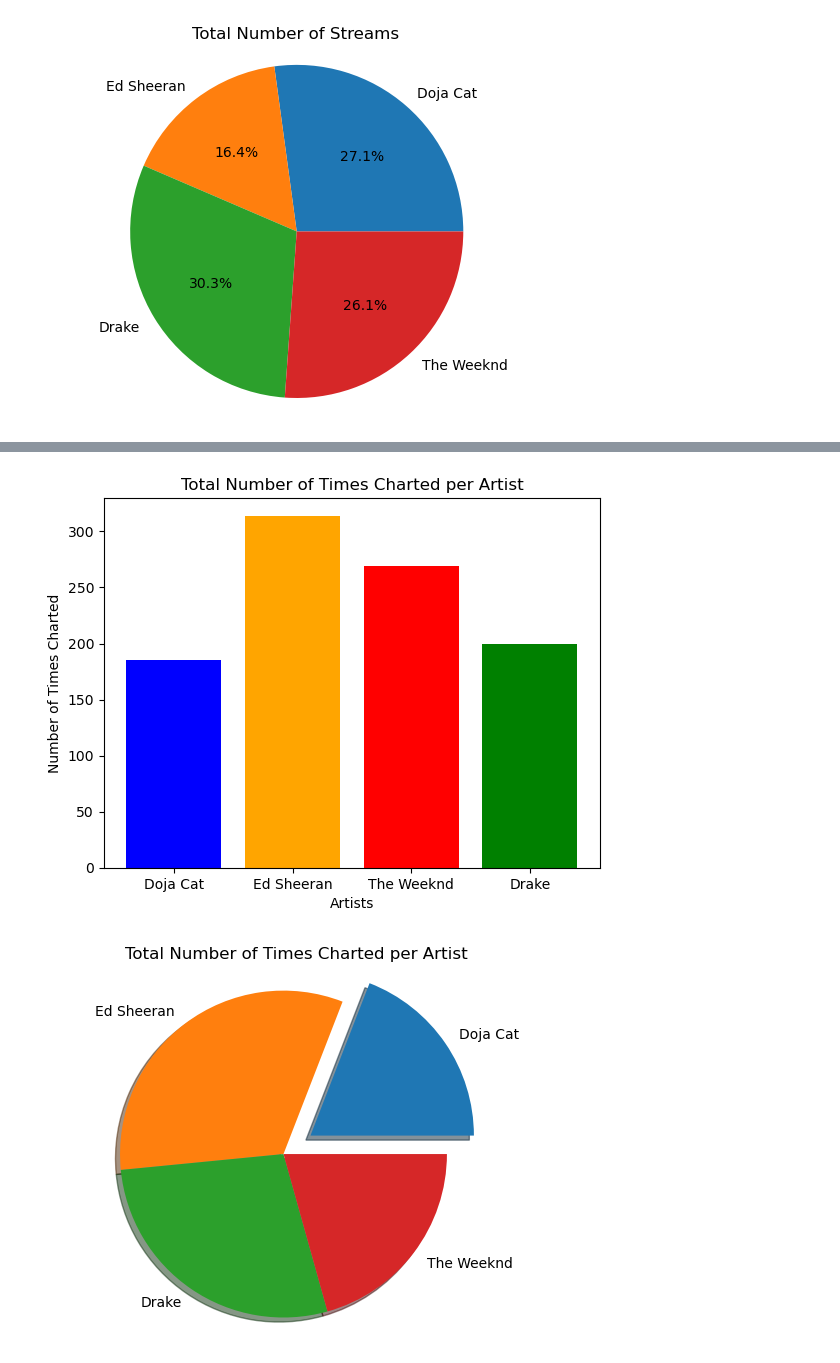
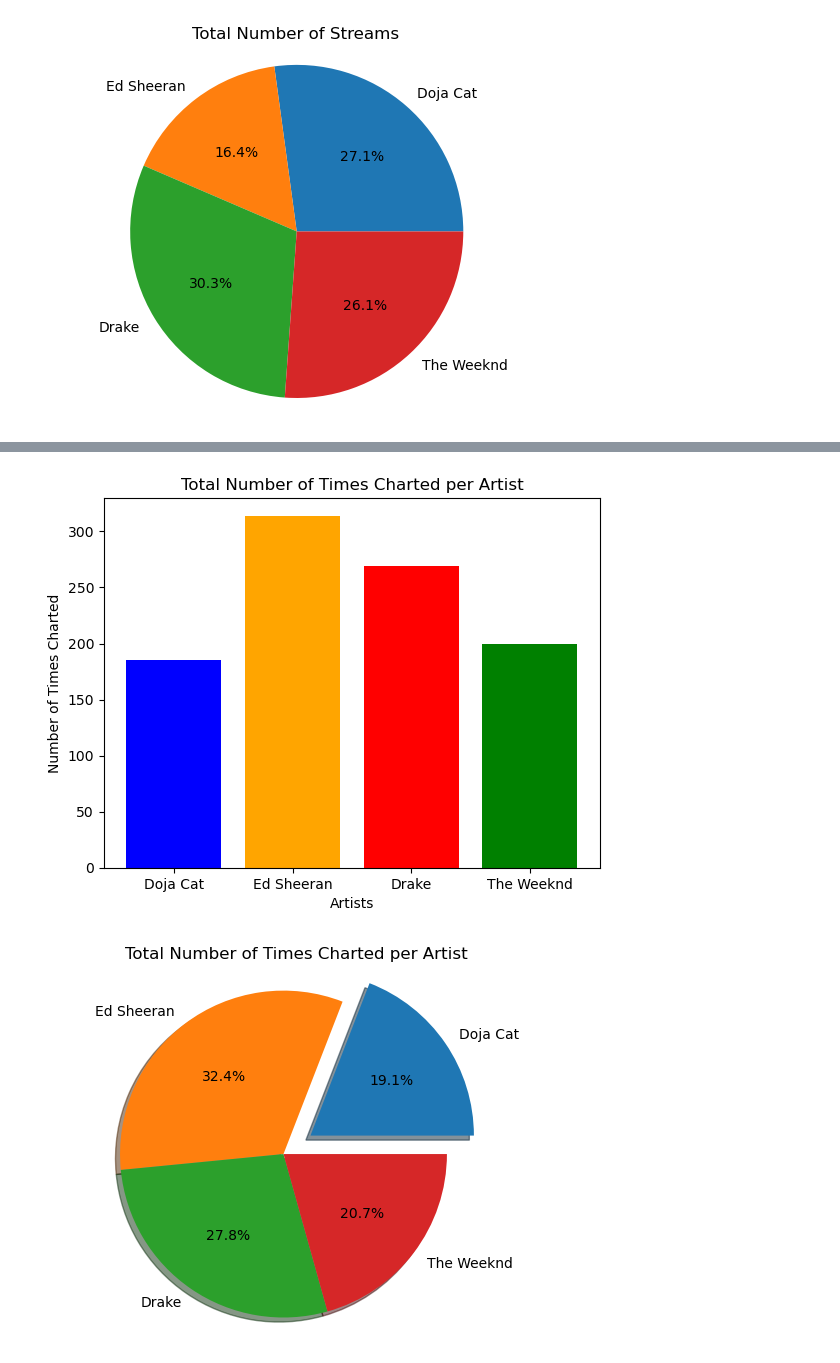
Before and after one commit to AoSxOrca/Project-1, a Jupyter notebook: project1_sewit-notebook.ipynb, the cells around one changed output, grey strips where cells are left out. Drawn from its saved outputs; the diff is of its cells as text; code cells hidden in the pictures.

Commit message:
edited charted and notebook

```diff
--- a/project1_sewit-notebook.ipynb
+++ b/project1_sewit-notebook.ipynb
@@ -198,7 +202,7 @@ plt.show()
 # %%
 # create bar graph to compare total number of times charted per artists
 totaltimes_charted_byartist = [doja_times_charted, ed_sheeran_times_charted, the_weeknd_times_charted, drake_times_charted]
-plt.bar(artists, charted, color=("Blue", "Orange", "Red", "Green"))
+plt.bar(artists, totaltimes_charted_byartist, color=("Blue", "Orange", "Red", "Green"))
 plt.title("Total Number of Times Charted per Artist")
 plt.xlabel("Artists")
 plt.ylabel("Number of Times Charted")
@@ -207,17 +211,18 @@ plt.savefig("totaltimes_charted_byartist.png")
 
 plt.show()
 # %% [output]
-[figure, old version]
+[figure, new version]
 # %%
+# create pie chart to compare total number of times charted per artist
 artists = ["Doja Cat", "Ed Sheeran", "Drake", "The Weeknd",]
 streams = [doja_times_charted, ed_sheeran_times_charted, the_weeknd_times_charted, drake_times_charted]
 labels=artists
 myexplode = [0.2, 0, 0, 0]
 plt.show()
-plt.pie(streams, labels=artists, explode = myexplode, shadow=True)
+plt.pie(streams, labels=artists, autopct="%1.1f%%", explode = myexplode, shadow=True)
 plt.axis("equal")
 plt.title("Total Number of Times Charted per Artist")
-#plt.savefig("totaltimes_charted_piechart.png")
+plt.savefig("totaltimes_charted_piechart.png")
 plt.show()
 # %% [output]
-[figure, old version]
+[figure, new version]
```
Also changed, not shown: parts of 4 cells of this notebook, 3 other files.
